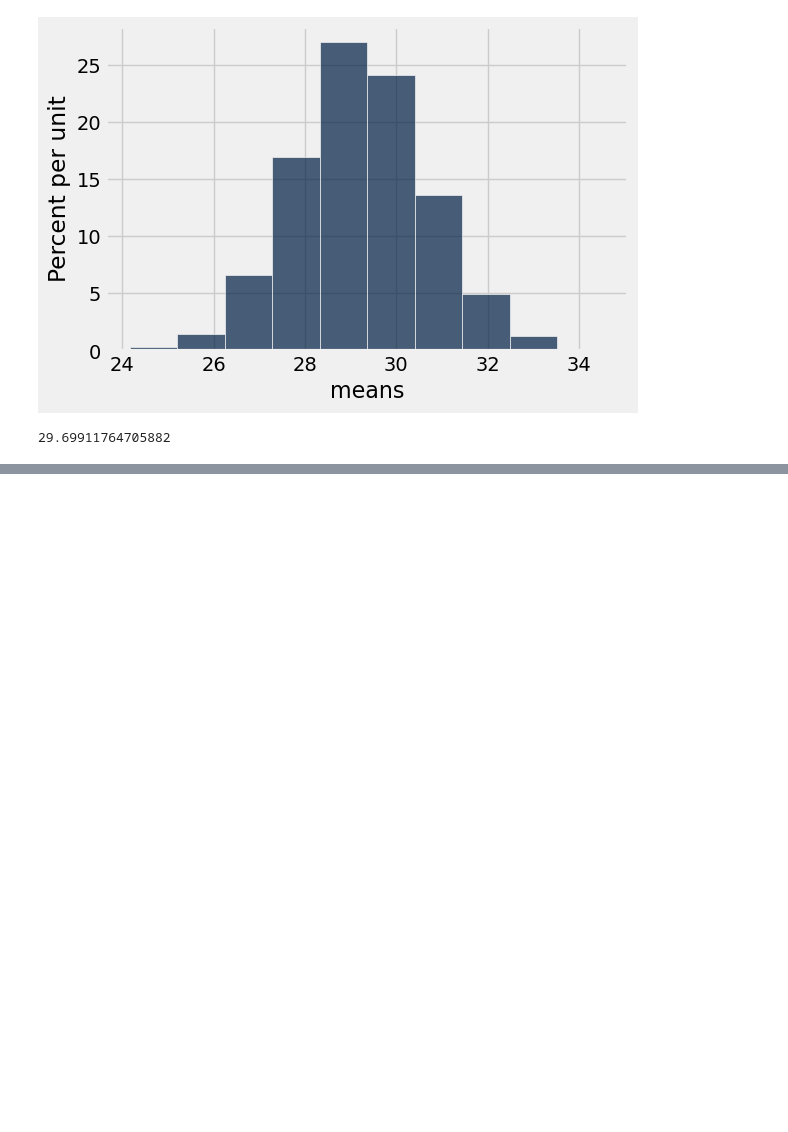
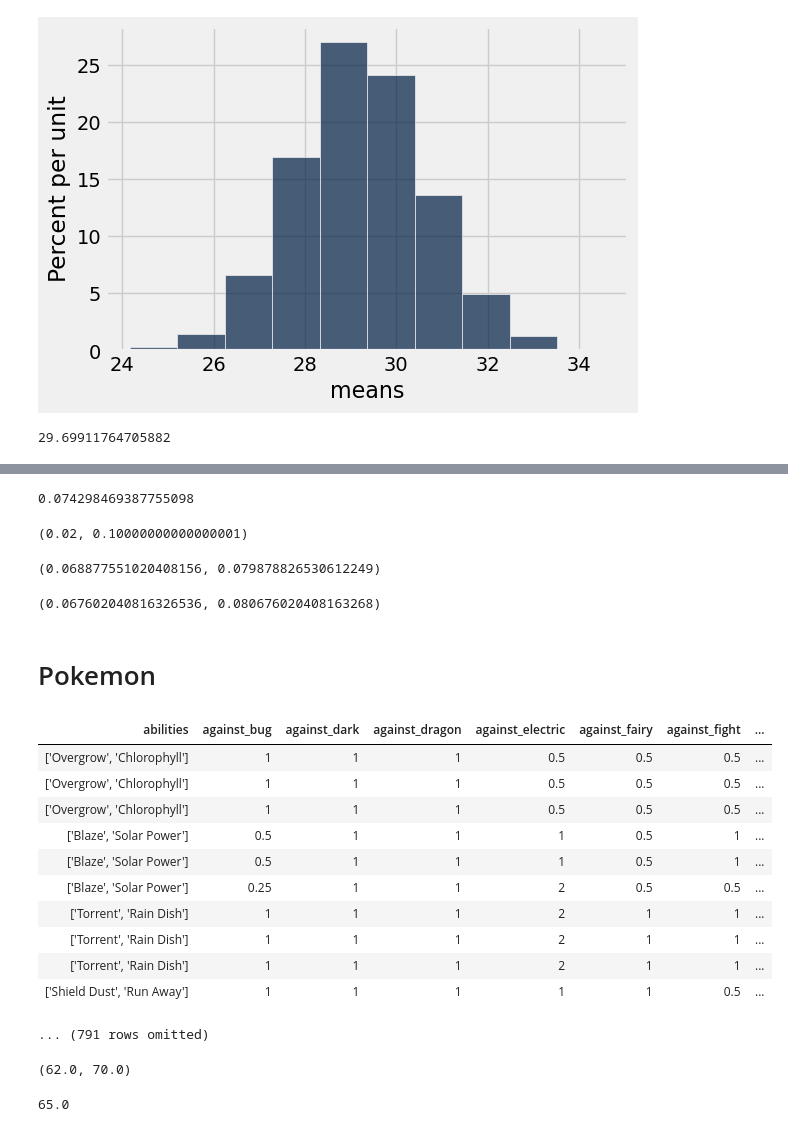
Before and after one commit to lawtonsclass/s26-code-from-class, a Jupyter notebook: data8/ch13.ipynb, the cells around one changed output, grey strips where cells are left out. Saved outputs shown, nothing was run; the diff lists cells and outputs as text; code cells hidden in the pictures; blank space fills up the shorter version.

```diff
--- a/data8/ch13.ipynb
+++ b/data8/ch13.ipynb
@@ -323,0 +388,19 @@ titanic2.column('Age').mean()
+# %%
+np.average(diet.column('Cancer') == 'Yes')
+# %% [output]
+0.074298469387755098
+# %%
+S = diet.sample(100, with_replacement=False)
+
+def one_bootstrap_rate():
+    resample = S.sample()
+    return np.average(resample.column('Cancer') == 'Yes')
+
+num_repetitions = 5000
+bstrap_rates = make_array()
+for i in np.arange(num_repetitions):
+    bstrap_rates = np.append(bstrap_rates, one_bootstrap_rate())
+
+percentile(5, bstrap_rates), percentile(95, bstrap_rates)
+# %% [output]
+(0.02, 0.10000000000000001)
@@ -323,0 +410,54 @@ titanic2.column('Age').mean()
+# %%
+def one_bootstrap_rate():
+    resample = diet.sample()
+    return np.average(resample.column('Cancer') == 'Yes')
+
+num_repetitions = 1000
+bstrap_rates = make_array()
+for i in np.arange(num_repetitions):
+    bstrap_rates = np.append(bstrap_rates, one_bootstrap_rate())
+
+percentile(5, bstrap_rates), percentile(95, bstrap_rates)
+# %% [output]
+(0.068877551020408156, 0.079878826530612249)
+# %%
+percentile(2.5, bstrap_rates), percentile(97.5, bstrap_rates)
+# %% [output]
+(0.067602040816326536, 0.080676020408163268)
+# %% [markdown]
+# Pokemon
+# %%
+pokemon = Table.read_table('data/pokemon.csv')
+pokemon
+# %% [output]
+| abilities | against_bug | against_dark | against_dragon | against_electric | against_fairy | against_fight | ... |
+| ['Overgrow', 'Chlorophyll'] | 1 | 1 | 1 | 0.5 | 0.5 | 0.5 | ... |
+| ['Overgrow', 'Chlorophyll'] | 1 | 1 | 1 | 0.5 | 0.5 | 0.5 | ... |
+| ['Overgrow', 'Chlorophyll'] | 1 | 1 | 1 | 0.5 | 0.5 | 0.5 | ... |
+| ['Blaze', 'Solar Power'] | 0.5 | 1 | 1 | 1 | 0.5 | 1 | ... |
+| ['Blaze', 'Solar Power'] | 0.5 | 1 | 1 | 1 | 0.5 | 1 | ... |
+| ['Blaze', 'Solar Power'] | 0.25 | 1 | 1 | 2 | 0.5 | 0.5 | ... |
+| ['Torrent', 'Rain Dish'] | 1 | 1 | 1 | 2 | 1 | 1 | ... |
+| ['Torrent', 'Rain Dish'] | 1 | 1 | 1 | 2 | 1 | 1 | ... |
+| ['Torrent', 'Rain Dish'] | 1 | 1 | 1 | 2 | 1 | 1 | ... |
+| ['Shield Dust', 'Run Away'] | 1 | 1 | 1 | 1 | 1 | 0.5 | ... |
+... (791 rows omitted)
+# %%
+sample = pokemon.sample(150, with_replacement=False)
+
+def one_bootstrap_median():
+    resample = sample.sample()
+    return np.median(resample.column('hp'))
+
+num_repetitions = 5000
+bstrap_medians = make_array()
+for i in np.arange(num_repetitions):
+    bstrap_medians = np.append(bstrap_medians, one_bootstrap_median())
+
+percentile(2.5, bstrap_medians), percentile(97.5, bstrap_medians)
+# %% [output]
+(62.0, 70.0)
+# %%
+np.median(pokemon.column('hp'))
+# %% [output]
+65.0
```
Also changed, not shown: parts of 12 cells of this notebook.
